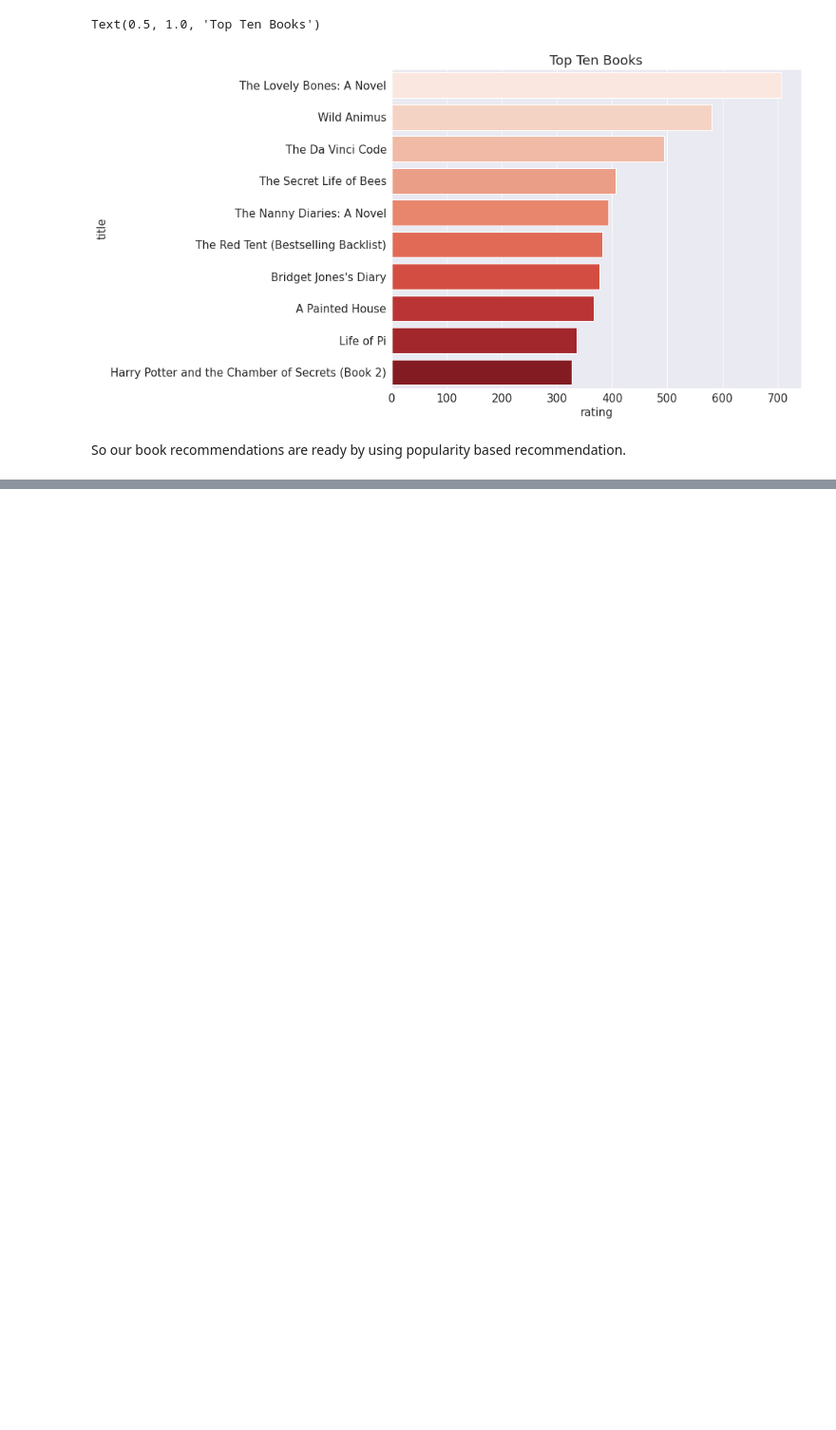
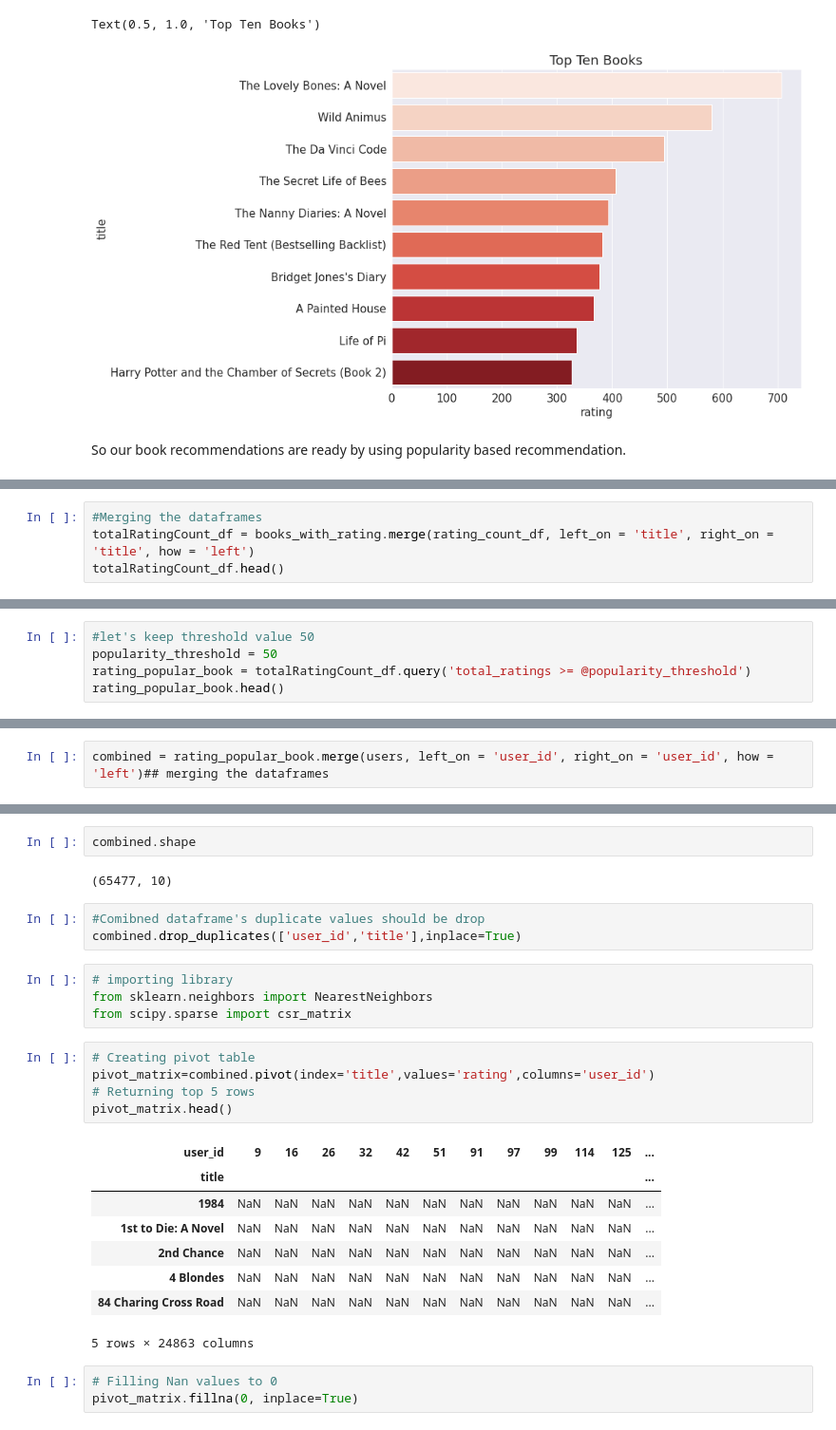
Before and after one commit to RITIK1442840127/Book-Recommendation-System, a Jupyter notebook: Book_Recommendation_System_(_Capstone_project_).ipynb, the cells around one changed output, grey strips where cells are left out. Shown at 95% size. Saved outputs shown, nothing was run; the diff lists cells and outputs as text; blank space fills up the shorter version.

```diff
--- a/Book_Recommendation_System_(_Capstone_project_).ipynb
+++ b/Book_Recommendation_System_(_Capstone_project_).ipynb
@@ -774,0 +822,4 @@ So our book recommendations are ready by using popularity based recommendation.
+# %%
+#Merging the dataframes
+totalRatingCount_df = books_with_rating.merge(rating_count_df, left_on = 'title', right_on = 'title', how = 'left')
+totalRatingCount_df.head()
@@ -774,0 +835,5 @@ So our book recommendations are ready by using popularity based recommendation.
+# %%
+#let's keep threshold value 50
+popularity_threshold = 50
+rating_popular_book = totalRatingCount_df.query('total_ratings >= @popularity_threshold')
+rating_popular_book.head()
@@ -774,0 +849,2 @@ So our book recommendations are ready by using popularity based recommendation.
+# %%
+combined = rating_popular_book.merge(users, left_on = 'user_id', right_on = 'user_id', how = 'left')## merging the dataframes
@@ -774,0 +860,28 @@ So our book recommendations are ready by using popularity based recommendation.
+# %%
+combined.shape
+# %% [output]
+(65477, 10)
+# %%
+#Comibned dataframe's duplicate values should be drop
+combined.drop_duplicates(['user_id','title'],inplace=True)
+# %%
+# importing library
+from sklearn.neighbors import NearestNeighbors
+from scipy.sparse import csr_matrix
+# %%
+# Creating pivot table
+pivot_matrix=combined.pivot(index='title',values='rating',columns='user_id')
+# Returning top 5 rows
+pivot_matrix.head()
+# %% [output]
+| user_id | 9 | 16 | 26 | 32 | 42 | 51 | 91 | 97 | 99 | 114 | 125 | ... |
+| title |  |  |  |  |  |  |  |  |  |  |  | ... |
+| 1984 | NaN | NaN | NaN | NaN | NaN | NaN | NaN | NaN | NaN | NaN | NaN | ... |
+| 1st to Die: A Novel | NaN | NaN | NaN | NaN | NaN | NaN | NaN | NaN | NaN | NaN | NaN | ... |
+| 2nd Chance | NaN | NaN | NaN | NaN | NaN | NaN | NaN | NaN | NaN | NaN | NaN | ... |
+| 4 Blondes | NaN | NaN | NaN | NaN | NaN | NaN | NaN | NaN | NaN | NaN | NaN | ... |
+| 84 Charing Cross Road | NaN | NaN | NaN | NaN | NaN | NaN | NaN | NaN | NaN | NaN | NaN | ... |
+5 rows × 24863 columns
+# %%
+# Filling Nan values to 0
+pivot_matrix.fillna(0, inplace=True)
```
Also changed, not shown: parts of 35 cells of this notebook.
